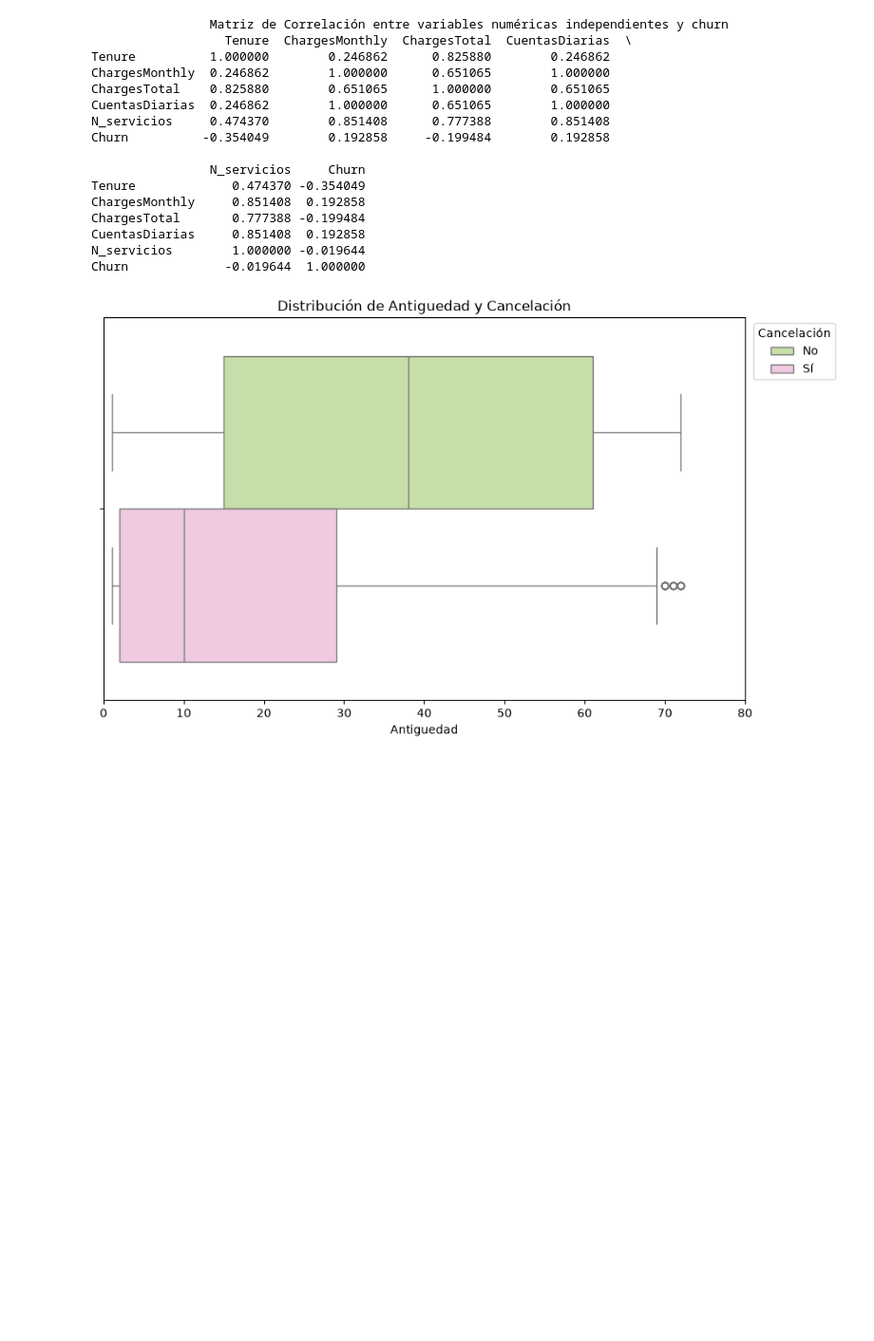
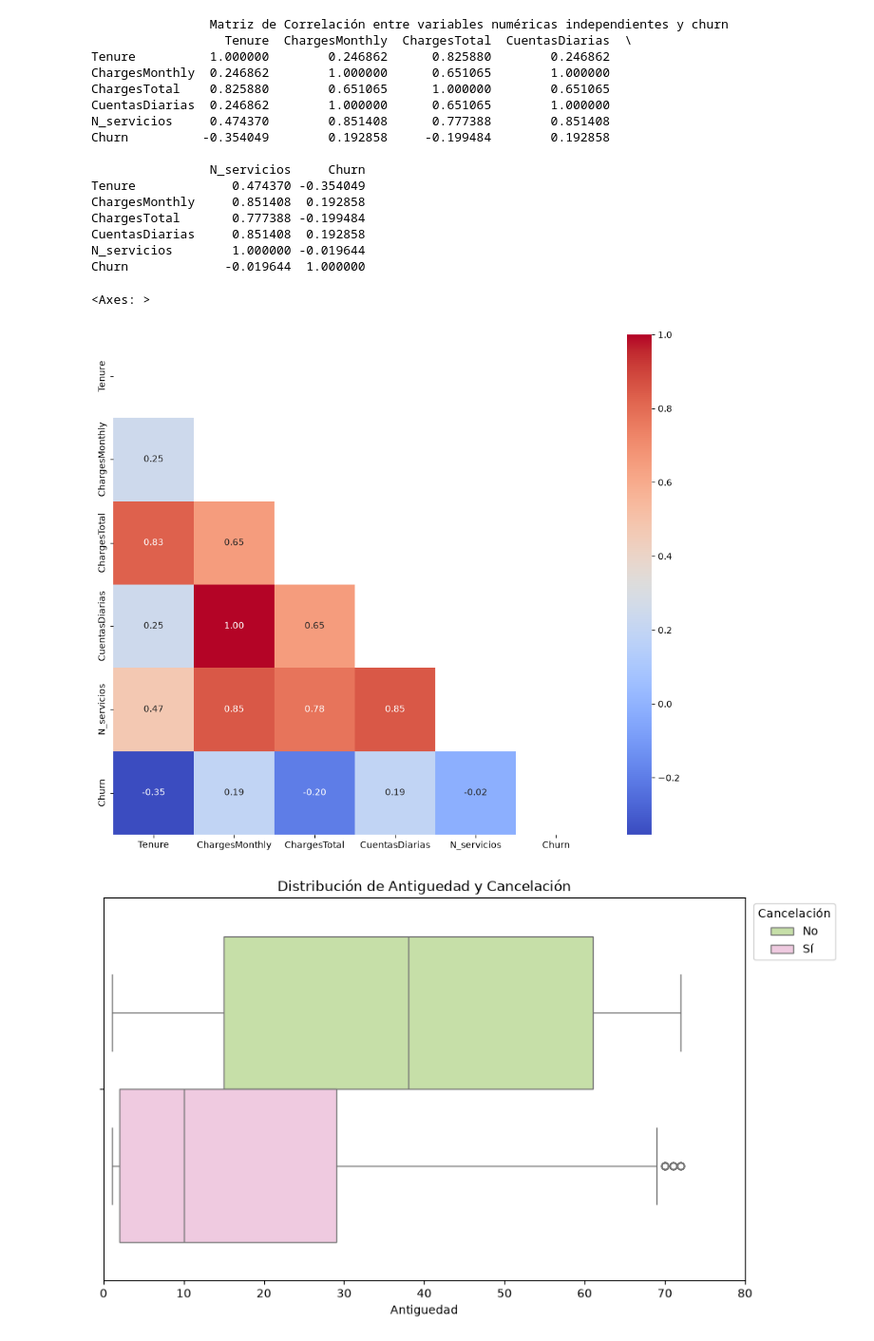
Before and after one commit to JGarcia575/dashboard_app, a Jupyter notebook: auxiliar.ipynb, the cells around one changed output. Shown at 95% size. Cells and saved outputs as stored; diff of their text form; code cells hidden in the pictures; blank space fills up the shorter version.

```diff
--- a/auxiliar.ipynb
+++ b/auxiliar.ipynb
@@ -467,8 +467,9 @@ las variables númericas más la variable objetivo churn
 """
 variables_numericas = df.select_dtypes(include=['number'])
 variables_numericas['Churn'] = df['Churn'].replace({'no': 0, 'yes': 1})
+df_corr = variables_numericas.corr()
 print('\t\tMatriz de Correlación entre variables numéricas independientes y churn\t\t')
-print(variables_numericas.corr())
+print(df_corr)
 # %% [output]
                 Matriz de Correlación entre variables numéricas independientes y churn
                   Tenure  ChargesMonthly  ChargesTotal  CuentasDiarias  \
@@ -486,6 +487,14 @@ ChargesTotal       0.777388 -0.199484
 CuentasDiarias     0.851408  0.192858
 N_servicios        1.000000 -0.019644
 Churn             -0.019644  1.000000
+# %%
+mascara_numericas = np.triu(np.ones_like(df_corr, dtype=bool))
+# %%
+fig, ax = plt.subplots(figsize=(12,10))
+sns.heatmap(df_corr, annot=True, cmap='coolwarm', fmt=".2f", mask=mascara_numericas, ax=ax)
+# %% [output]
+<Axes: >
+[figure, added]
 # %%
 #Distribución de Tenure según si los clientes hiceron o no churn
 fig, ax = plt.subplots(figsize=(10,6))
```
